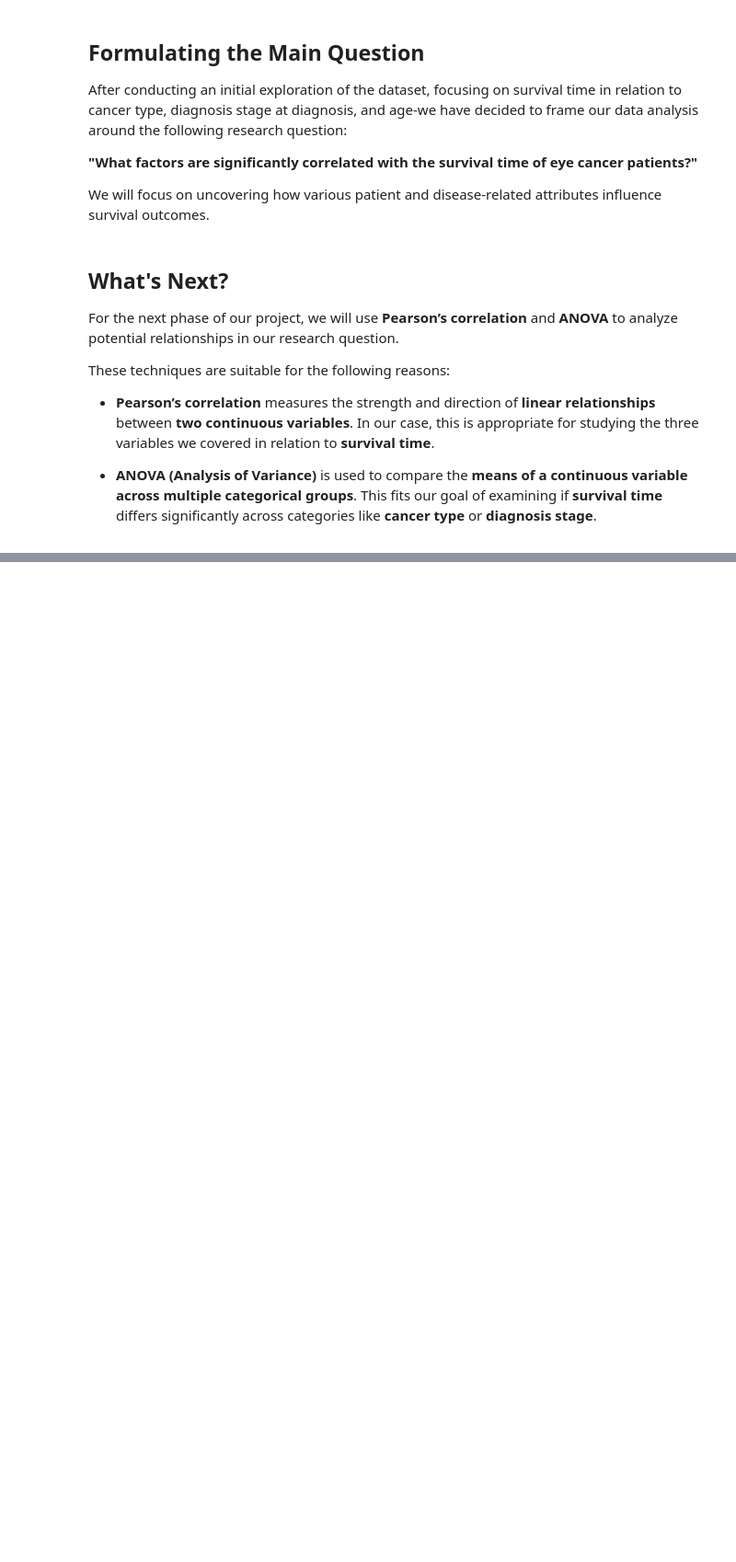
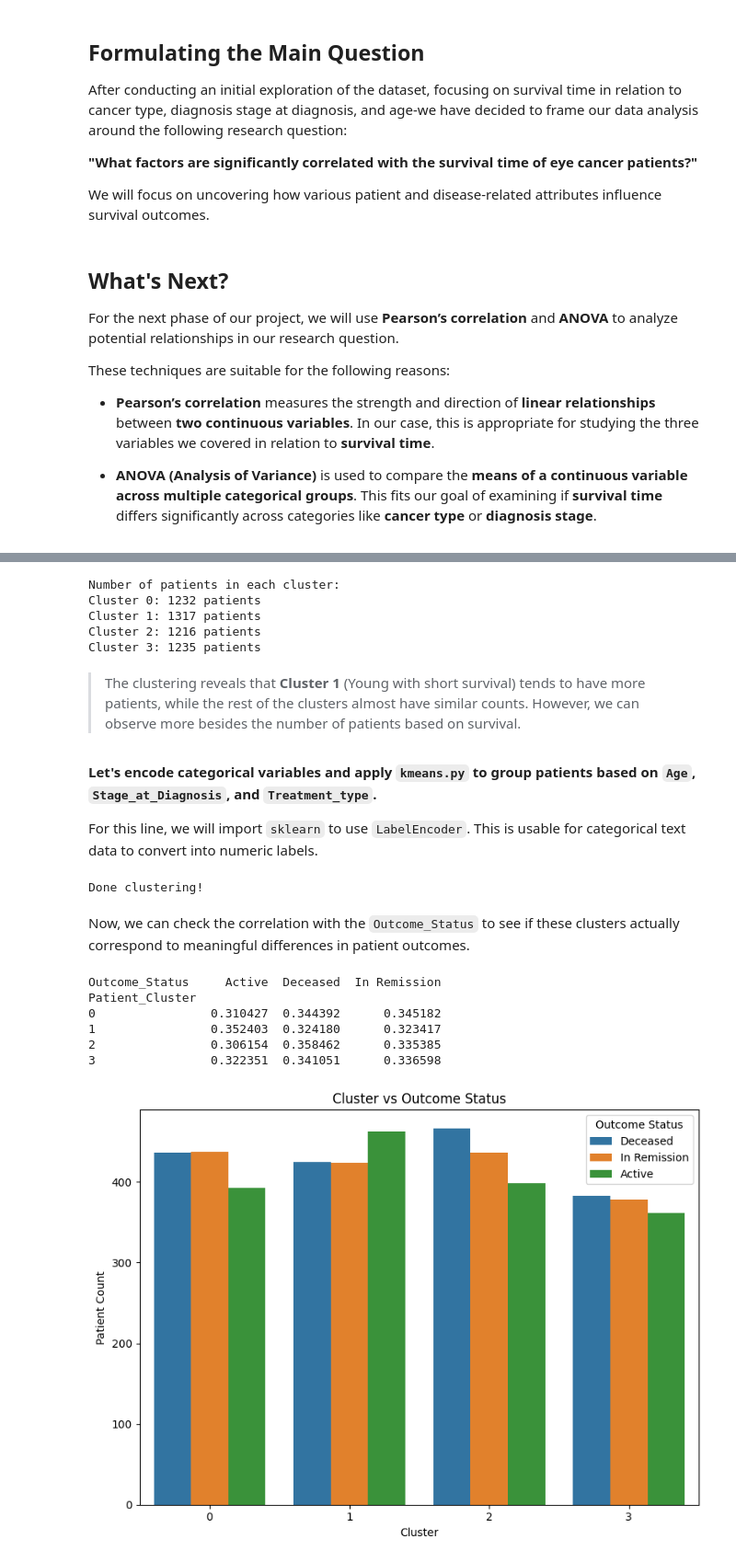
Before and after one commit to Kamote35/CSMODEL-S20-pandas-Salle-, a Jupyter notebook: [CSMODEL]Pandas_Salle_PHASE1.ipynb, the cells around one changed output, grey strips where cells are left out. Shown at 92% size. Cells and saved outputs as stored; diff of their text form; code cells hidden in the pictures; blank space fills up the shorter version.

```diff
--- a/[CSMODEL]Pandas_Salle_PHASE1.ipynb
+++ b/[CSMODEL]Pandas_Salle_PHASE1.ipynb
@@ -621,0 +670,60 @@ These techniques are suitable for the following reasons:
+# %%
+#get the number of patients in each cluster
+cluster_counts = pd.Series(groups).value_counts().sort_index()
+print("Number of patients in each cluster:")
+for cluster, count in cluster_counts.items():
+    print(f"Cluster {cluster}: {count} patients")
+# %% [output]
+Number of patients in each cluster:
+Cluster 0: 1232 patients
+Cluster 1: 1317 patients
+Cluster 2: 1216 patients
+Cluster 3: 1235 patients
+# %% [markdown]
+> The clustering reveals that **Cluster 1** (Young with short survival) tends to have more patients, while the rest of the clusters almost have similar counts. However, we can observe more besides the number of patients based on survival.
+# %% [markdown]
+**Let's encode categorical variables and apply `kmeans.py` to group patients based on `Age`, `Stage_at_Diagnosis`, and `Treatment_type`.**
+
+For this line, we will import `sklearn` to use `LabelEncoder`. This is usable for categorical text data to convert into numeric labels.
+# %%
+from sklearn.preprocessing import LabelEncoder
+
+# Encoding the categorical values
+eye_cancer_df['StageDiagnosis'] = LabelEncoder().fit_transform(eye_cancer_df['Stage_at_Diagnosis'])
+eye_cancer_df['TreatmentType'] = LabelEncoder().fit_transform(eye_cancer_df['Treatment_Type'])
+
+# Select features for clustering
+X_cluster = eye_cancer_df[['Age', 'StageDiagnosis', 'TreatmentType']].dropna().reset_index(drop=True)
+
+kmeans = KMeans(4, 0, X_cluster.shape[1], len(X_cluster), X_cluster)
+centroids = kmeans.initialize_centroids(X_cluster)
+groups = kmeans.train(X_cluster, 100)
+
+# Add cluster labels to DataFrame
+eye_cancer_df['Patient_Cluster'] = -1
+eye_cancer_df.iloc[:len(groups), eye_cancer_df.columns.get_loc('Patient_Cluster')] = groups
+# %% [output]
+Done clustering!
+# %% [markdown]
+Now, we can check the correlation with the `Outcome_Status` to see if these clusters actually correspond to meaningful differences in patient outcomes.
+# %%
+# Check correlation with Outcome_Status
+cluster_outcome = eye_cancer_df.groupby('Patient_Cluster')['Outcome_Status'].value_counts(normalize=True).unstack().fillna(0)
+print(cluster_outcome)
+
+plt.figure(figsize=(8,6))
+sns.countplot(data=eye_cancer_df.iloc[:len(groups)], x='Patient_Cluster', hue='Outcome_Status')
+plt.title('Cluster vs Outcome Status')
+plt.xlabel('Cluster')
+plt.ylabel('Patient Count')
+plt.legend(title='Outcome Status')
+plt.tight_layout()
+plt.show()
+# %% [output]
+Outcome_Status     Active  Deceased  In Remission
+Patient_Cluster
+0                0.310427  0.344392      0.345182
+1                0.352403  0.324180      0.323417
+2                0.306154  0.358462      0.335385
+3                0.322351  0.341051      0.336598
+[figure, added]
```
Also changed, not shown: parts of 7 cells of this notebook, 1 other file.
